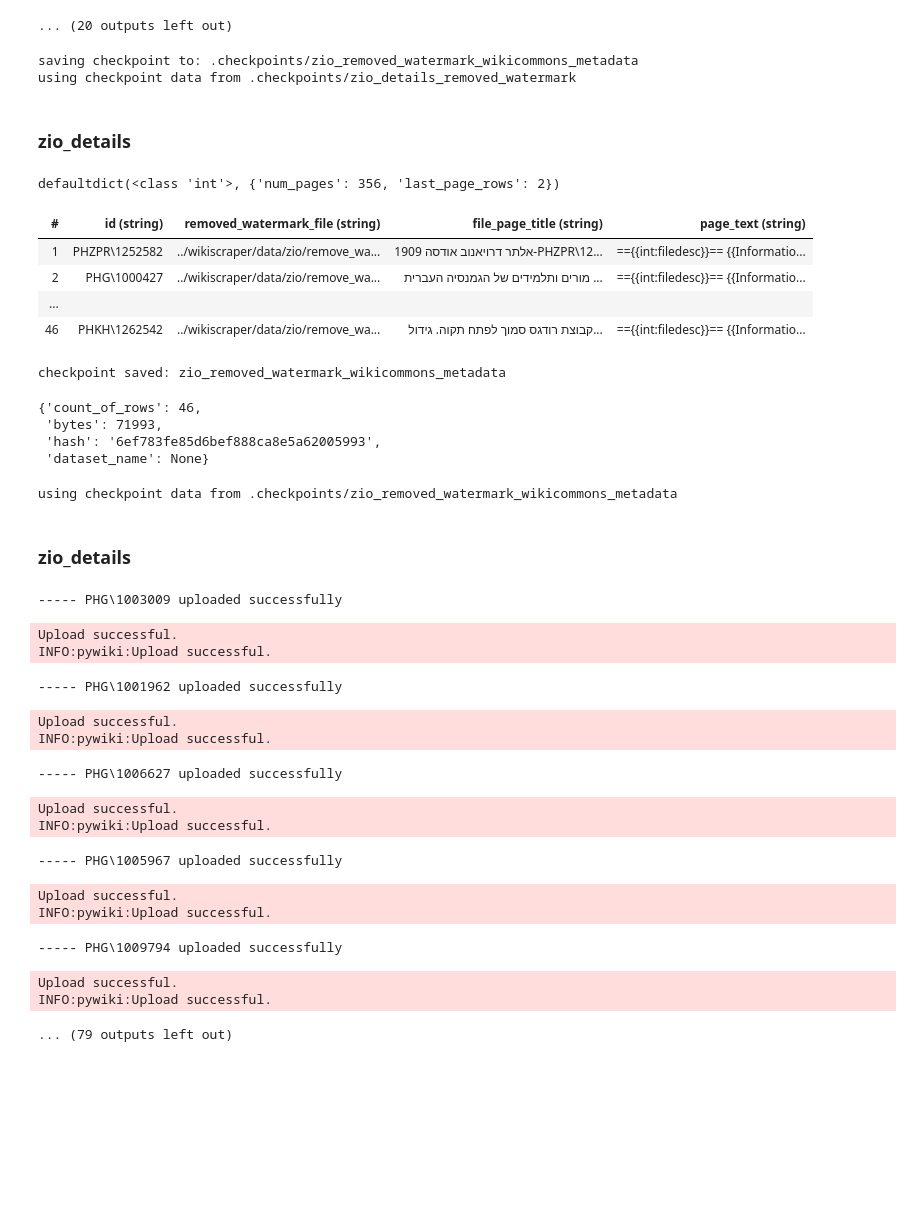
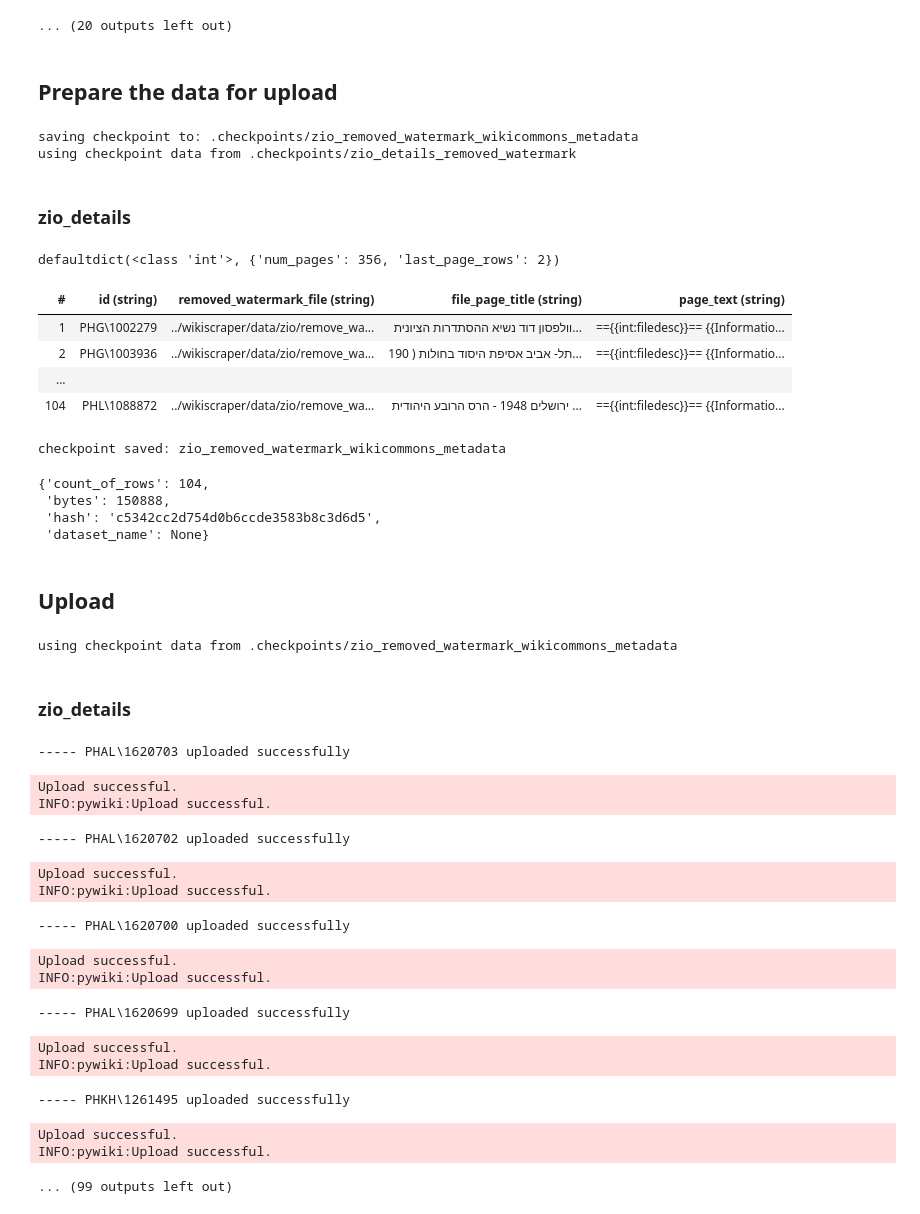
Before and after one commit to wmil-1946/wikiscraper, a Jupyter notebook: zio.ipynb, the cells around one changed output. Drawn from its saved outputs; the diff is of its cells as text; code cells hidden in the pictures; blank space fills up the shorter version.

Commit message:
uploads more photos from zio

```diff
--- a/zio.ipynb
+++ b/zio.ipynb
@@ -189,6 +189,8 @@ scrape_year: 1933
 thumb_url: https://app.jafi.org.il/cza/thumbsrv/getThumbnail?path=00001e15\\80\\08\\68\\2c.jpg&store=thumbnail_store_01
 year: 1933
 ... (20 outputs left out)
+# %% [markdown]
+## Prepare the data for upload
 # %%
 from collections import defaultdict
 import base64
@@ -196,8 +198,13 @@ from IPython.core.display import display, HTML
 import yaml
 from dataflows import Flow, checkpoint, printer, add_field
 
-SHOW_IDS = ['PHG\1019933', 'PHG\1018974', 'PHG\1015643', 'PHG\1015643', 'PHG\1052683', 'PHG\1011361', 'PHPS\1339895', '']
-SHOW_PAGE_NUMBERS = [100, 107, 184, 220, 260]
+PREVV_SHOW_IDS = ['PHG\1019933', 'PHG\1018974', 'PHG\1015643', 'PHG\1015643', 'PHG\1052683', 'PHG\1011361', 'PHPS\1339895', '']
+PREV_SHOW_PAGE_NUMBERS = [100, 107, 184, 220, 260]
+
+SHOW_IDS = []
+SHOW_PAGE_NUMBERS = [101, 108, 185, 221, 261, 266, 289, 305, 315, 350, 355]
+
+!{'rm -rf .checkpoints/zio_removed_watermark_wikicommons_metadata'}
 
 def process_rows():
     rows_per_page = 10
@@ -235,42 +242,44 @@ def process_rows():
 {{PD-Israel}}
 {{Supported by Wikimedia Israel|year=2018}}
 [[Category:Files from The Central Zionist Archive uploaded by Wikimedia Israel]]"""
                     page_text = page_text.replace('__DESCRIPTION__', row['description'])
                     page_text = page_text.replace('__YEAR__', str(row['year']))
                     page_text = page_text.replace('__PIC_ID__', str(row['id']))
                     row['page_text'] = page_text
                     yield row
             stats['last_page_rows'] += 1
         print(stats)
 
 
     return Flow(
         add_field('file_page_title', 'string'),
         add_field('page_text', 'string'),
         _process_rows,
     )
 
 Flow(
     checkpoint('zio_details_removed_watermark'),
     process_rows(),
     printer(tablefmt='html', num_rows=1, fields=['id', 'removed_watermark_file', 'file_page_title', 'page_text']),
     checkpoint('zio_removed_watermark_wikicommons_metadata')
 ).process()[1]
 # %% [output]
 saving checkpoint to: .checkpoints/zio_removed_watermark_wikicommons_metadata
 using checkpoint data from .checkpoints/zio_details_removed_watermark
 zio_details
 defaultdict(<class 'int'>, {'num_pages': 356, 'last_page_rows': 2})
 | # | id (string) | removed_watermark_file (string) | file_page_title (string) | page_text (string) |
-| 1 | PHZPR\1252582 | ../wikiscraper/data/zio/remove_wa... | אלתר דרויאנוב אודסה 1909-PHZPR\12... | =={{int:filedesc}}== {{Informatio... |
-| 2 | PHG\1000427 | ../wikiscraper/data/zio/remove_wa... | מורים ותלמידים של הגמנסיה העברית ... | =={{int:filedesc}}== {{Informatio... |
+| 1 | PHG\1002279 | ../wikiscraper/data/zio/remove_wa... | וולפסון דוד נשיא ההסתדרות הציונית... | =={{int:filedesc}}== {{Informatio... |
+| 2 | PHG\1003936 | ../wikiscraper/data/zio/remove_wa... | תל- אביב אסיפת היסוד בחולות ( 190... | =={{int:filedesc}}== {{Informatio... |
 | ... |  |  |  |  |
-| 46 | PHKH\1262542 | ../wikiscraper/data/zio/remove_wa... | קבוצת רודגס סמוך לפתח תקוה. גידול... | =={{int:filedesc}}== {{Informatio... |
+| 104 | PHL\1088872 | ../wikiscraper/data/zio/remove_wa... | ירושלים 1948 - הרס הרובע היהודית ... | =={{int:filedesc}}== {{Informatio... |
 checkpoint saved: zio_removed_watermark_wikicommons_metadata
-{'count_of_rows': 46,
- 'bytes': 71993,
- 'hash': '6ef783fe85d6bef888ca8e5a62005993',
+{'count_of_rows': 104,
+ 'bytes': 150888,
+ 'hash': 'c5342cc2d754d0b6ccde3583b8c3d6d5',
  'dataset_name': None}
+# %% [markdown]
+## Upload
 # %%
 from dataflows import Flow, checkpoint, printer
 from collections import defaultdict
@@ -280,6 +289,9 @@ import os
 import datetime
 import logging
 import time
+
+MAX_UPLOADS=150
+SKIP_UPLOADS=50
 
 @contextmanager
 def throttle(delay_seconds=None):
@@ -292,9 +304,9 @@ def throttle(delay_seconds=None):
     yield
     throttle.last_call = datetime.datetime.now()
 
-def wikicommons_upload(max_uploads):
+def wikicommons_upload(max_uploads, skip_uploads=0):
 
-    def _upload(file_page_title, page_text, image_path, image_id):
+    def _upload(file_page_title, page_text, image_path, image_id, stats):
         site = pywikibot.Site()
         site.login()
         page = pywikibot.FilePage(site, file_page_title)
@@ -321,8 +333,8 @@ def wikicommons_upload(max_uploads):
         stats = defaultdict(int)
         for row in rows:
             stats['num_uploads'] += 1
-            if stats['num_uploads'] <= max_uploads:
-                _upload(row['file_page_title'], row['page_text'], row['removed_watermark_file'], row['id'])
+            if skip_uploads <= stats['num_uploads'] <= max_uploads:
+                _upload(row['file_page_title'], row['page_text'], row['removed_watermark_file'], row['id'], stats)
                 yield row
         print(stats)
 
@@ -332,25 +344,25 @@ def wikicommons_upload(max_uploads):
 
 Flow(
     checkpoint('zio_removed_watermark_wikicommons_metadata'),
-    wikicommons_upload(max_uploads=50),
+    wikicommons_upload(max_uploads=MAX_UPLOADS, skip_uploads=SKIP_UPLOADS),
     printer(tablefmt='html', num_rows=1)
 ).process()[1]
 # %% [output]
 using checkpoint data from .checkpoints/zio_removed_watermark_wikicommons_metadata
 zio_details
------ PHG\1003009 uploaded successfully
+----- PHAL\1620703 uploaded successfully
 Upload successful.
 INFO:pywiki:Upload successful.
------ PHG\1001962 uploaded successfully
+----- PHAL\1620702 uploaded successfully
 Upload successful.
 INFO:pywiki:Upload successful.
------ PHG\1006627 uploaded successfully
+----- PHAL\1620700 uploaded successfully
 Upload successful.
 INFO:pywiki:Upload successful.
------ PHG\1005967 uploaded successfully
+----- PHAL\1620699 uploaded successfully
 Upload successful.
 INFO:pywiki:Upload successful.
------ PHG\1009794 uploaded successfully
+----- PHKH\1261495 uploaded successfully
 Upload successful.
 INFO:pywiki:Upload successful.
-... (79 outputs left out)
+... (99 outputs left out)
```
